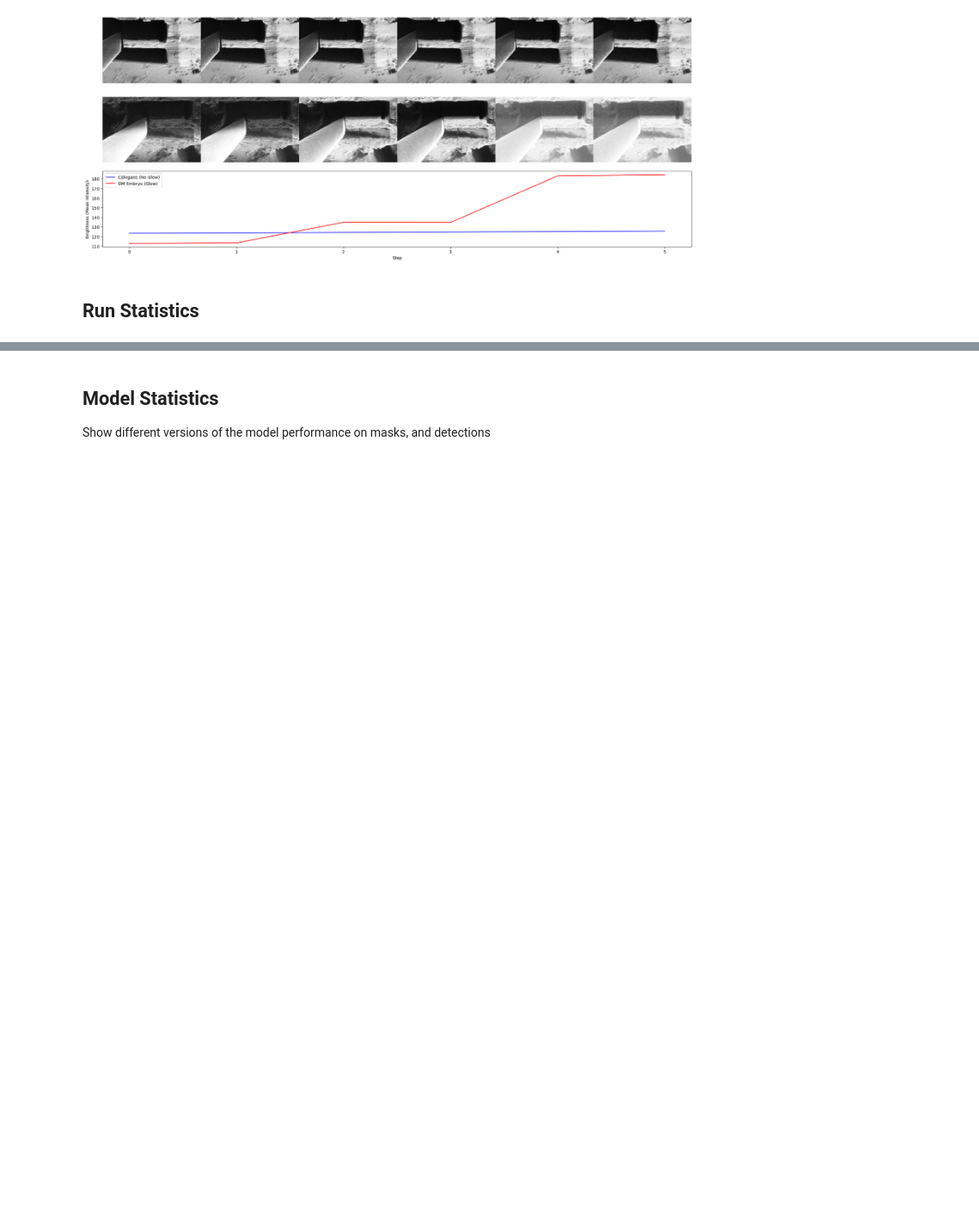
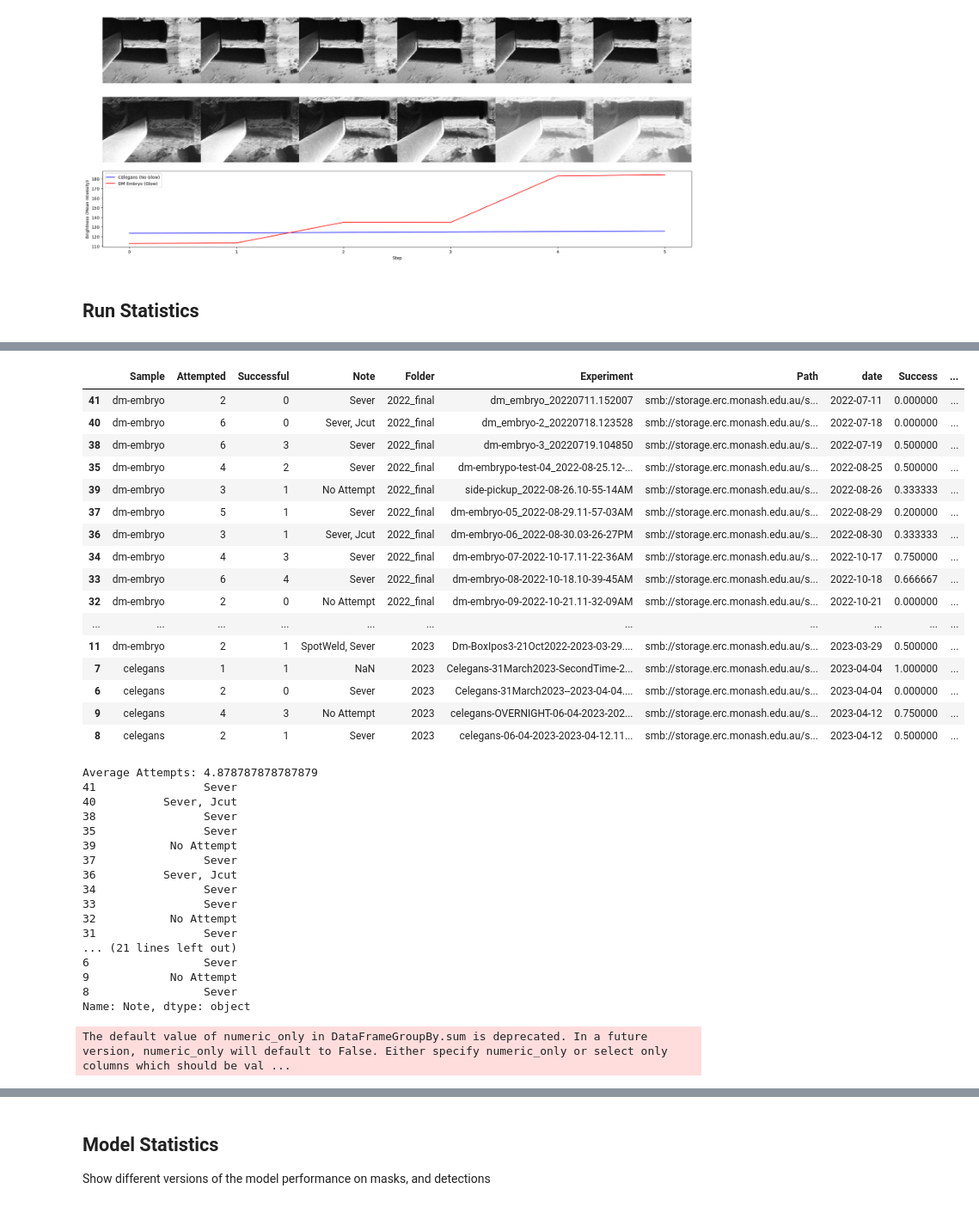
Before and after one commit to DeMarcoLab/fibsem, a Jupyter notebook: scratch/figure/liftout/notebook.ipynb, the cells around one changed output, grey strips where cells are left out. Shown at 86% size. Saved outputs shown, nothing was run; the diff lists cells and outputs as text; code cells hidden in the pictures; blank space fills up the shorter version.

```diff
--- a/scratch/figure/liftout/notebook.ipynb
+++ b/scratch/figure/liftout/notebook.ipynb
@@ -289,3 +288,50 @@ fig = px.scatter(df, x="date", y="Attempted", color="Sample")
 # set title, success rate
 fig.update_layout(title="Attempted vs Date", yaxis_title="Attempted")
 fig.show()
+# %%
+display(df)
+
+# group by date, sum attempted, successful
+df_grouped = df.groupby("date").sum().reset_index()
+
+
+# average attempted
+avg_attempts = df_grouped["Attempted"].mean()
+
+print(f"Average Attempts: {avg_attempts}")
+# %% [output]
+|  | Sample | Attempted | Successful | Note | Folder | Experiment | Path | date | Success | ... |
+| 41 | dm-embryo | 2 | 0 | Sever | 2022_final | dm_embryo_20220711.152007 | smb://storage.erc.monash.edu.au/s... | 2022-07-11 | 0.000000 | ... |
+| 40 | dm-embryo | 6 | 0 | Sever, Jcut | 2022_final | dm_embryo-2_20220718.123528 | smb://storage.erc.monash.edu.au/s... | 2022-07-18 | 0.000000 | ... |
+| 38 | dm-embryo | 6 | 3 | Sever | 2022_final | dm-embryo-3_20220719.104850 | smb://storage.erc.monash.edu.au/s... | 2022-07-19 | 0.500000 | ... |
+| 35 | dm-embryo | 4 | 2 | Sever | 2022_final | dm-embrypo-test-04_2022-08-25.12-... | smb://storage.erc.monash.edu.au/s... | 2022-08-25 | 0.500000 | ... |
+| 39 | dm-embryo | 3 | 1 | No Attempt | 2022_final | side-pickup_2022-08-26.10-55-14AM | smb://storage.erc.monash.edu.au/s... | 2022-08-26 | 0.333333 | ... |
+| 37 | dm-embryo | 5 | 1 | Sever | 2022_final | dm-embryo-05_2022-08-29.11-57-03AM | smb://storage.erc.monash.edu.au/s... | 2022-08-29 | 0.200000 | ... |
+| 36 | dm-embryo | 3 | 1 | Sever, Jcut | 2022_final | dm-embryo-06_2022-08-30.03-26-27PM | smb://storage.erc.monash.edu.au/s... | 2022-08-30 | 0.333333 | ... |
+| 34 | dm-embryo | 4 | 3 | Sever | 2022_final | dm-embryo-07-2022-10-17.11-22-36AM | smb://storage.erc.monash.edu.au/s... | 2022-10-17 | 0.750000 | ... |
+| 33 | dm-embryo | 6 | 4 | Sever | 2022_final | dm-embryo-08-2022-10-18.10-39-45AM | smb://storage.erc.monash.edu.au/s... | 2022-10-18 | 0.666667 | ... |
+| 32 | dm-embryo | 2 | 0 | No Attempt | 2022_final | dm-embryo-09-2022-10-21.11-32-09AM | smb://storage.erc.monash.edu.au/s... | 2022-10-21 | 0.000000 | ... |
+| ... | ... | ... | ... | ... | ... | ... | ... | ... | ... | ... |
+| 11 | dm-embryo | 2 | 1 | SpotWeld, Sever | 2023 | Dm-BoxIpos3-21Oct2022-2023-03-29.... | smb://storage.erc.monash.edu.au/s... | 2023-03-29 | 0.500000 | ... |
+| 7 | celegans | 1 | 1 | NaN | 2023 | Celegans-31March2023-SecondTime-2... | smb://storage.erc.monash.edu.au/s... | 2023-04-04 | 1.000000 | ... |
+| 6 | celegans | 2 | 0 | Sever | 2023 | Celegans-31March2023--2023-04-04.... | smb://storage.erc.monash.edu.au/s... | 2023-04-04 | 0.000000 | ... |
+| 9 | celegans | 4 | 3 | No Attempt | 2023 | celegans-OVERNIGHT-06-04-2023-202... | smb://storage.erc.monash.edu.au/s... | 2023-04-12 | 0.750000 | ... |
+| 8 | celegans | 2 | 1 | Sever | 2023 | celegans-06-04-2023-2023-04-12.11... | smb://storage.erc.monash.edu.au/s... | 2023-04-12 | 0.500000 | ... |
+Average Attempts: 4.878787878787879
+41                Sever
+40          Sever, Jcut
+38                Sever
+35                Sever
+39           No Attempt
+37                Sever
+36          Sever, Jcut
+34                Sever
+33                Sever
+32           No Attempt
+31                Sever
+... (21 lines left out)
+6                 Sever
+9            No Attempt
+8                 Sever
+Name: Note, dtype: object
+The default value of numeric_only in DataFrameGroupBy.sum is deprecated. In a future version, numeric_only will default to False. Either specify numeric_only or select only columns which should be val ...
```
Also changed, not shown: parts of 2 cells of this notebook, 2 other files.
